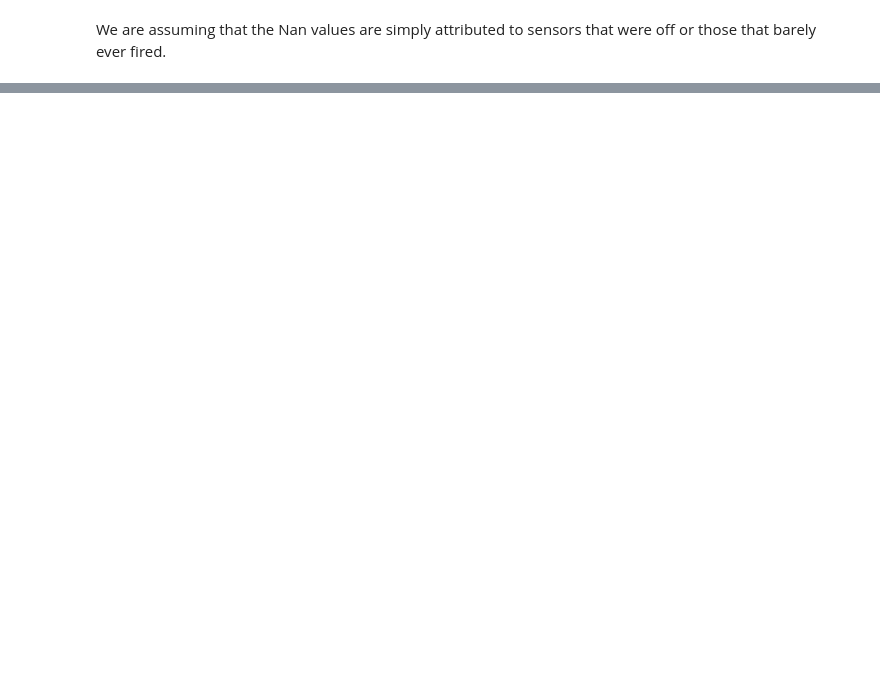
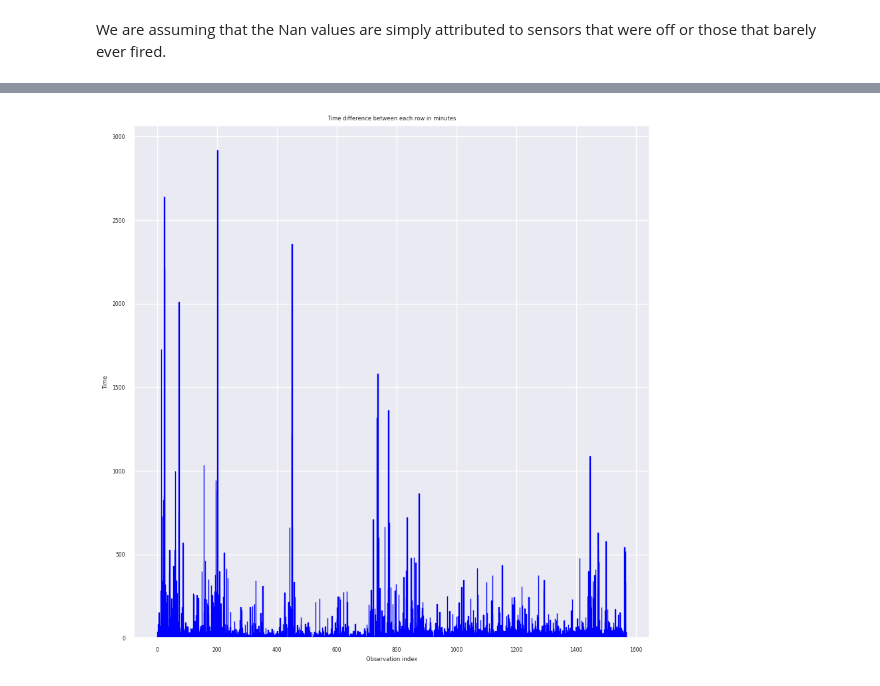
Before and after one commit to Darlene-13/secom-dimensionality-reduction, a Jupyter notebook: notebooks/exploration.ipynb, the cells around one changed output, grey strips where cells are left out. Saved outputs shown, nothing was run; the diff lists cells and outputs as text; code cells hidden in the pictures; blank space fills up the shorter version.

```diff
--- a/notebooks/exploration.ipynb
+++ b/notebooks/exploration.ipynb
@@ -72,0 +129,13 @@ We are assuming that the Nan values are simply attributed to sensors that were o
+# %%
+# Checking to see if the temporal time difference between each run is consistent
+label_data["Time_difference_minutes"] = label_data["Time_difference"].dt.total_seconds()/60
+
+# Create a more pronounced bar plot of the time difference in minutes
+plt.figure (figsize = (10,10))
+plt.bar(label_data.index, label_data["Time_difference_minutes"], label = "Time Difference", width = 1, color = "skyblue", edgecolor = "blue" )
+plt.xlabel("Observation index")
+plt.ylabel("Time")
+plt.title("Time difference between each row in minutes")
+plt.show()
+# %% [output]
+[figure, added]
```
Also changed, not shown: parts of 35 cells of this notebook, 1 other file.
